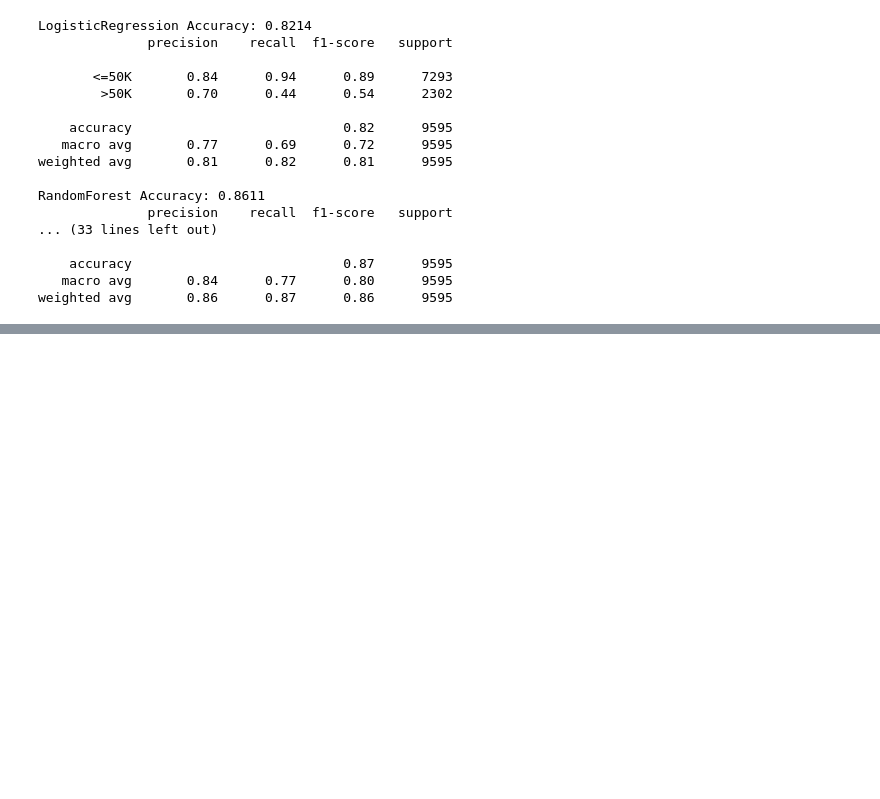
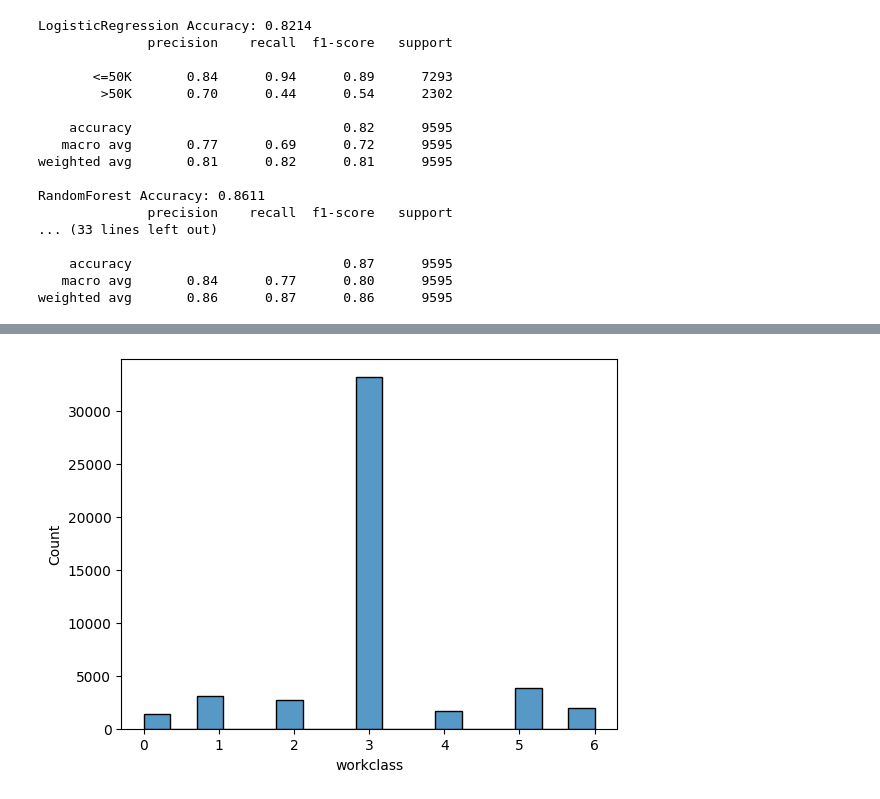
Before and after one commit to Varsha241224/EmployeeSalaryPrediction, a Jupyter notebook: Employeesalary.ipynb, the cells around one changed output, grey strips where cells are left out. Cells and saved outputs as stored; diff of their text form; code cells hidden in the pictures; blank space fills up the shorter version.

```diff
--- a/Employeesalary.ipynb
+++ b/Employeesalary.ipynb
@@ -517,0 +549,5 @@ NameError: name 'X' is not defined
+# %%
+sns.histplot(data['workclass'])
+plt.show()
+# %% [output]
+[figure, added]
```
Also changed, not shown: parts of 15 cells of this notebook.
